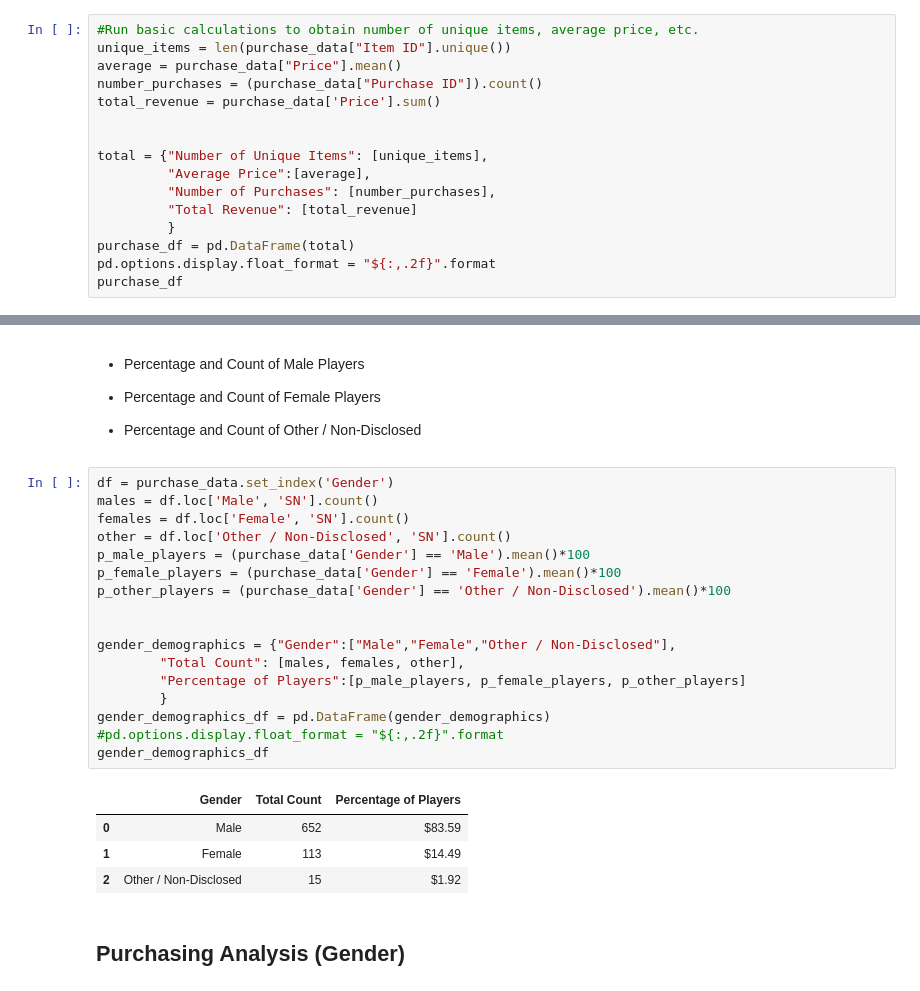
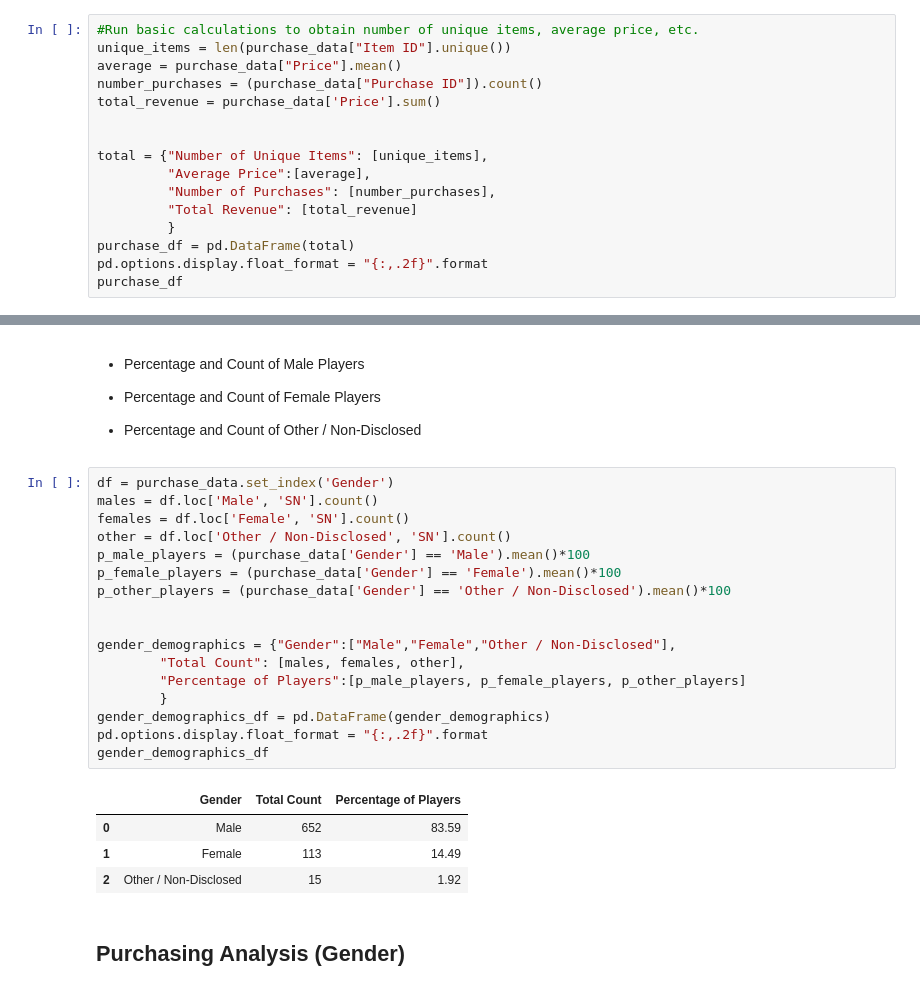
Before and after one commit to dbarrantes200/Homework3-DanielBarrantes, a Jupyter notebook: HeroesOfPymoli_Daniel_Barrantes_Homework.ipynb, the cells around one changed output, grey strips where cells are left out. Cells and saved outputs as stored; diff of their text form.

```diff
--- a/HeroesOfPymoli_Daniel_Barrantes_Homework.ipynb
+++ b/HeroesOfPymoli_Daniel_Barrantes_Homework.ipynb
@@ -58,7 +58,7 @@ total = {"Number of Unique Items": [unique_items],
          "Total Revenue": [total_revenue]
          }
 purchase_df = pd.DataFrame(total)
-pd.options.display.float_format = "${:,.2f}".format
+pd.options.display.float_format = "{:,.2f}".format
 purchase_df
 # %% [output]
 |  | Number of Unique Items | Average Price | Number of Purchases | Total Revenue |
@@ -76,25 +76,25 @@ purchase_df
 # %%
 df = purchase_data.set_index('Gender')
 males = df.loc['Male', 'SN'].count()
 females = df.loc['Female', 'SN'].count()
 other = df.loc['Other / Non-Disclosed', 'SN'].count()
 p_male_players = (purchase_data['Gender'] == 'Male').mean()*100
 p_female_players = (purchase_data['Gender'] == 'Female').mean()*100
 p_other_players = (purchase_data['Gender'] == 'Other / Non-Disclosed').mean()*100
 
 
 gender_demographics = {"Gender":["Male","Female","Other / Non-Disclosed"],
         "Total Count": [males, females, other],
         "Percentage of Players":[p_male_players, p_female_players, p_other_players]
         }
 gender_demographics_df = pd.DataFrame(gender_demographics)
-#pd.options.display.float_format = "${:,.2f}".format
+pd.options.display.float_format = "{:,.2f}".format
 gender_demographics_df
 # %% [output]
 |  | Gender | Total Count | Percentage of Players |
-| 0 | Male | 652 | $83.59 |
-| 1 | Female | 113 | $14.49 |
-| 2 | Other / Non-Disclosed | 15 | $1.92 |
+| 0 | Male | 652 | 83.59 |
+| 1 | Female | 113 | 14.49 |
+| 2 | Other / Non-Disclosed | 15 | 1.92 |
 # %% [markdown]
 
 ## Purchasing Analysis (Gender)
```
Also changed, not shown: parts of 16 cells of this notebook.
